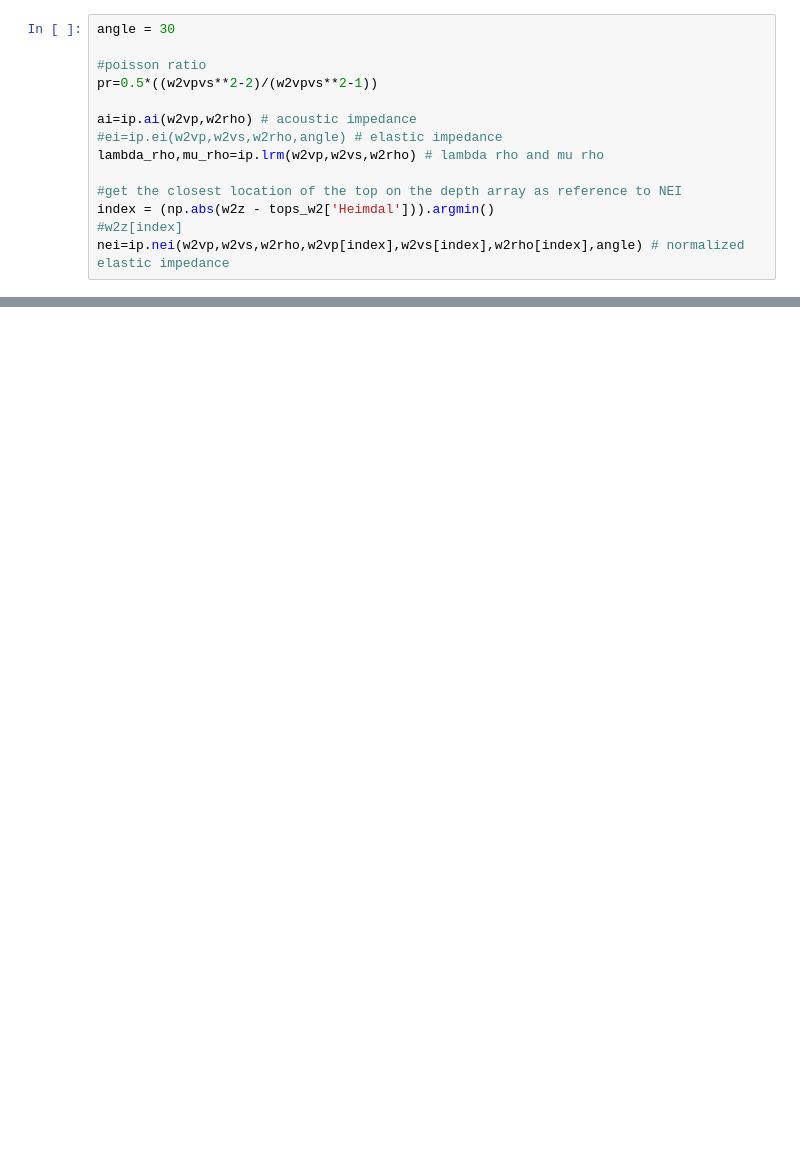
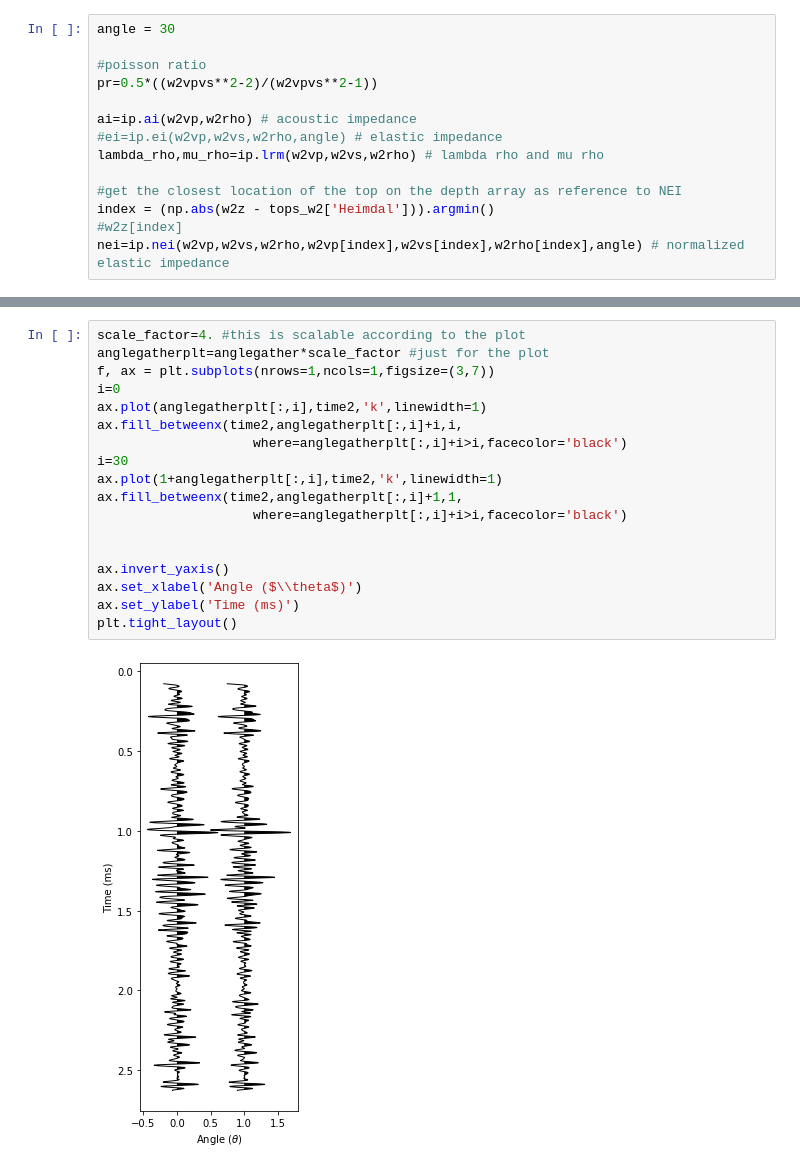
Before and after one commit to ffigura/avo, a Jupyter notebook: 2_real_well_avseth/1_real_well_avseth.ipynb, the cells around one changed output, grey strips where cells are left out. Drawn from its saved outputs; the diff is of its cells as text; blank space fills up the shorter version.

```diff
--- a/2_real_well_avseth/1_real_well_avseth.ipynb
+++ b/2_real_well_avseth/1_real_well_avseth.ipynb
@@ -95,3 +184,23 @@ plt.tight_layout()
+# %%
+scale_factor=4. #this is scalable according to the plot
+anglegatherplt=anglegather*scale_factor #just for the plot
+f, ax = plt.subplots(nrows=1,ncols=1,figsize=(3,7))
+i=0
+ax.plot(anglegatherplt[:,i],time2,'k',linewidth=1)
+ax.fill_betweenx(time2,anglegatherplt[:,i]+i,i,
+                    where=anglegatherplt[:,i]+i>i,facecolor='black')
+i=30
+ax.plot(1+anglegatherplt[:,i],time2,'k',linewidth=1)
+ax.fill_betweenx(time2,anglegatherplt[:,i]+1,1,
+                    where=anglegatherplt[:,i]+i>i,facecolor='black')
+
+
+ax.invert_yaxis()
+ax.set_xlabel('Angle ($\\theta$)')
+ax.set_ylabel('Time (ms)')
+plt.tight_layout()
+# %% [output]
+[figure, added]
 # %% [markdown]
 ## References
 
```
Also changed, not shown: parts of 13 cells of this notebook.
